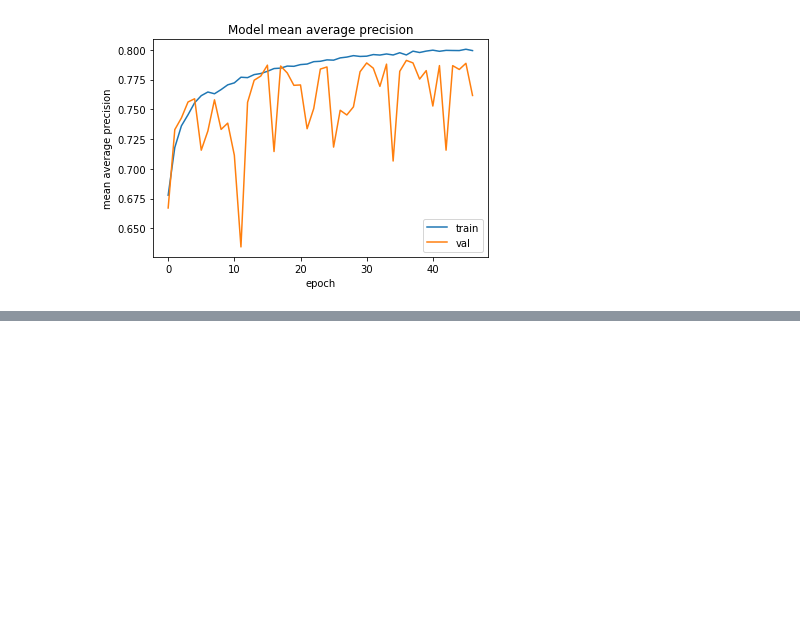
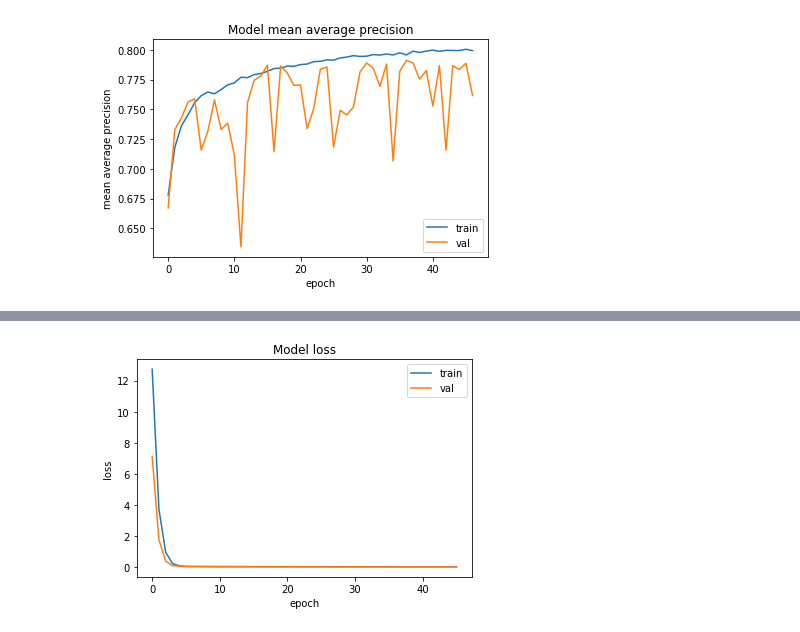
Before and after one commit to NevilleMthw/Stenosis-Project, a Jupyter notebook: new_model.ipynb, the cells around one changed output, grey strips where cells are left out. Cells and saved outputs as stored; diff of their text form; code cells hidden in the pictures; blank space fills up the shorter version.

```diff
--- a/new_model.ipynb
+++ b/new_model.ipynb
@@ -378,0 +840,11 @@ Error:
+# %%
+# Plot the training and validation loss of the model
+plt.plot(history_4.history['loss'])
+plt.plot(history_4.history['val_loss'])
+plt.title('Model loss')
+plt.ylabel('loss')
+plt.xlabel('epoch')
+plt.legend(['train', 'val'], loc='upper right')
+plt.show()
+# %% [output]
+[figure, added]
```
Also changed, not shown: parts of 33 cells of this notebook, 1 other file.
